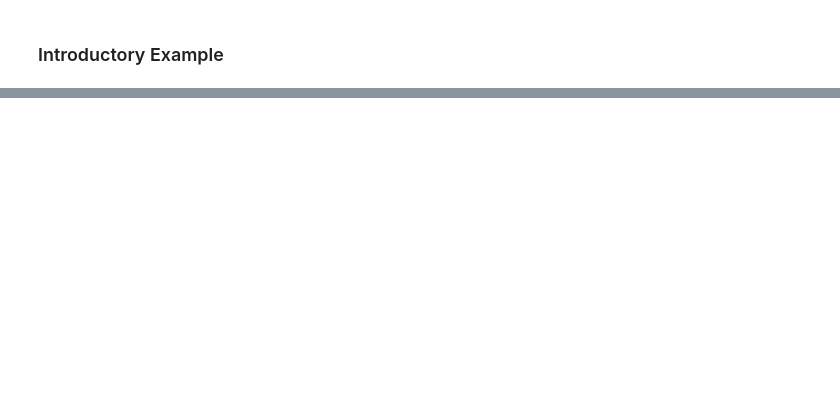
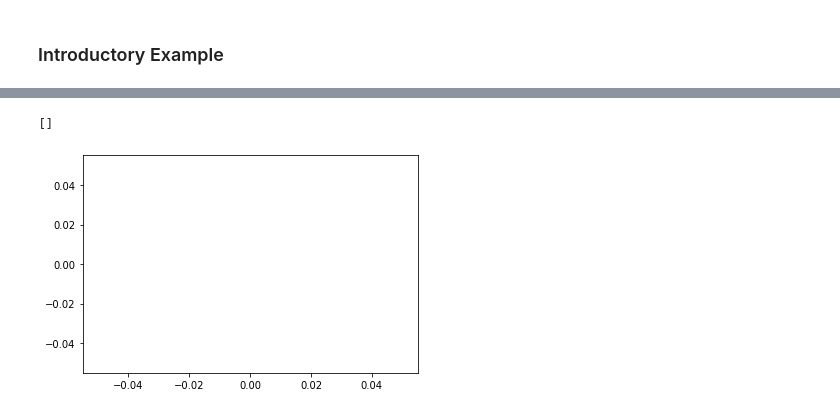
Before and after one commit to caiquemiranda/quantitative-economics-python, a Jupyter notebook: 1.2-introductory-example.ipynb, the cells around one changed output, grey strips where cells are left out. Saved outputs shown, nothing was run; the diff lists cells and outputs as text; code cells hidden in the pictures; blank space fills up the shorter version.

```diff
--- a/1.2-introductory-example.ipynb
+++ b/1.2-introductory-example.ipynb
@@ -32,0 +109,22 @@ x.append(2.5)
+# %%
+"""
+Filename: scripts-1/test_program_3.py
+Authors: Caique Miranda
+"""
+
+from random import normalvariate
+import matplotlib.pyplot as plt
+
+def generate_data(n):
+    epsilon_values = []
+    for i in range(n):
+        e = normalvariate(0, 1)
+        epsilon_values.append(e)
+
+    return epsilon_values
+
+data = generate_data(100)
+plt.plot()
+# %% [output]
+[]
+[figure, added]
```
Also changed, not shown: parts of 21 cells of this notebook, 5 other files.
